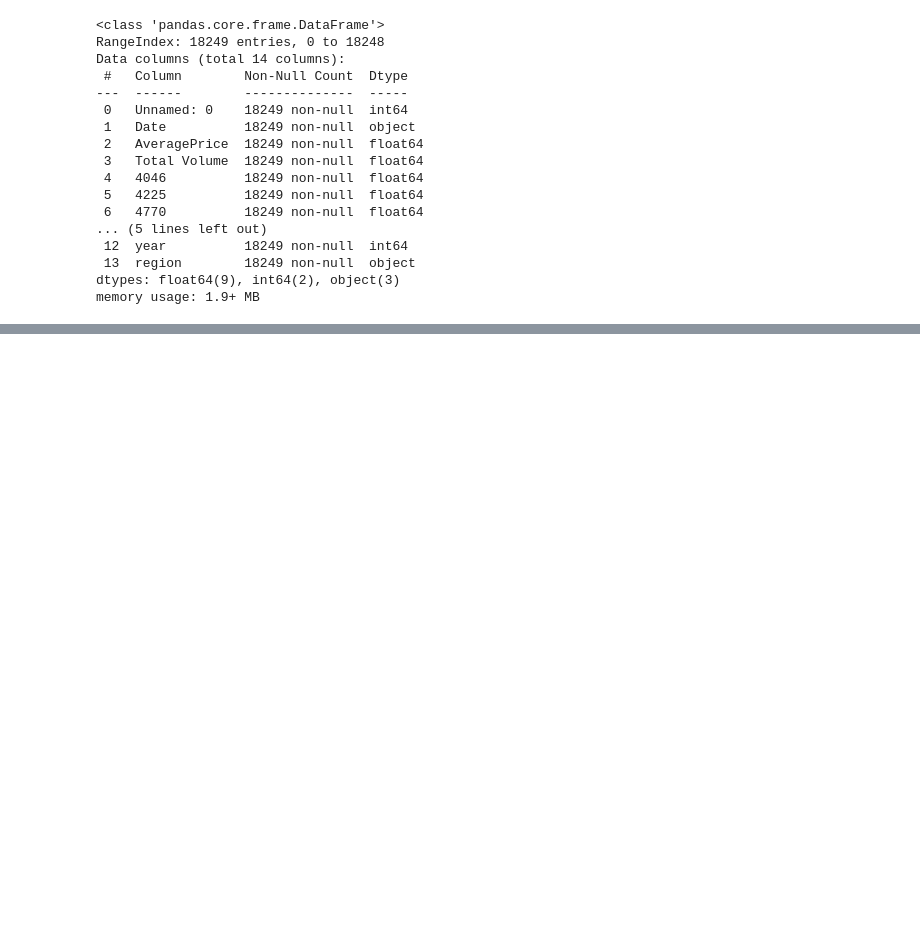
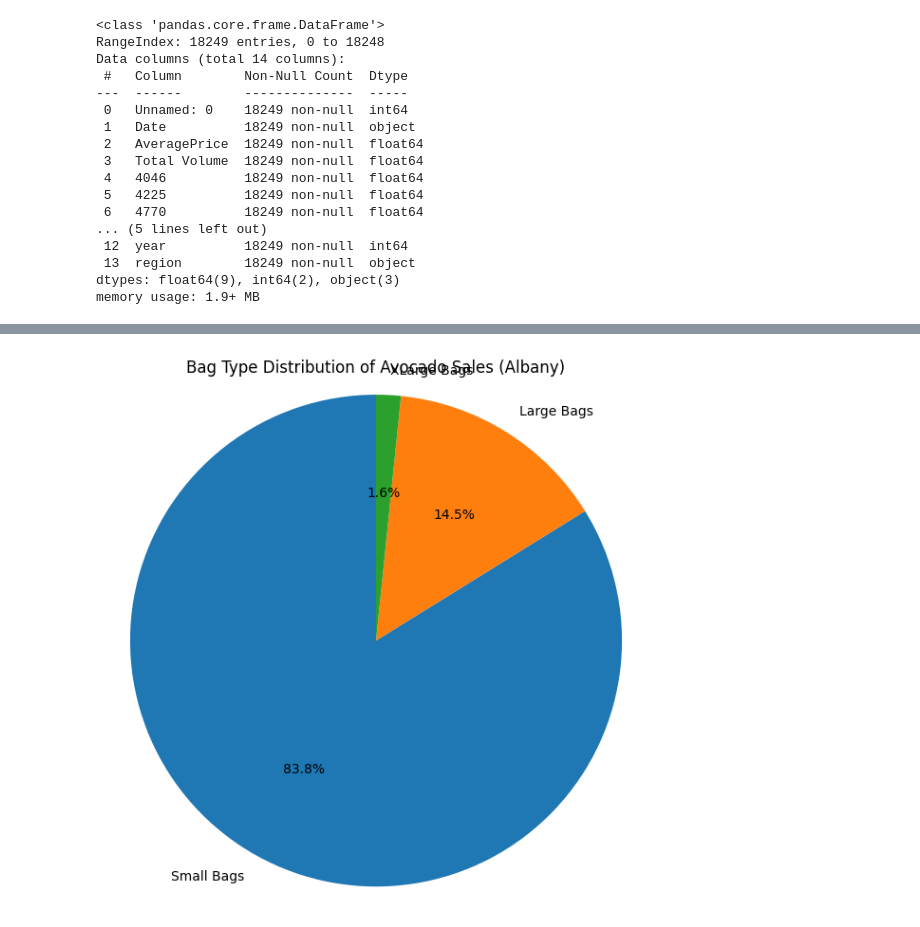
Before and after one commit to Yamm23/Learning-Macine-Learning, a Jupyter notebook: Avocado_Price.ipynb, the cells around one changed output, grey strips where cells are left out. Cells and saved outputs as stored; diff of their text form; code cells hidden in the pictures; blank space fills up the shorter version.

```diff
--- a/Avocado_Price.ipynb
+++ b/Avocado_Price.ipynb
@@ -67,0 +97,10 @@ df.describe()
+# %%
+total_bags = albany_df[['Small Bags', 'Large Bags', 'XLarge Bags']].sum()
+plt.figure(figsize=(6, 6))
+plt.pie(total_bags, labels=total_bags.index, autopct='%1.1f%%', startangle=90)
+plt.title('Bag Type Distribution of Avocado Sales (Albany)')
+plt.axis('equal')
+plt.tight_layout()
+plt.show()
+# %% [output]
+[figure, added]
```
Also changed, not shown: parts of 2 cells of this notebook.
